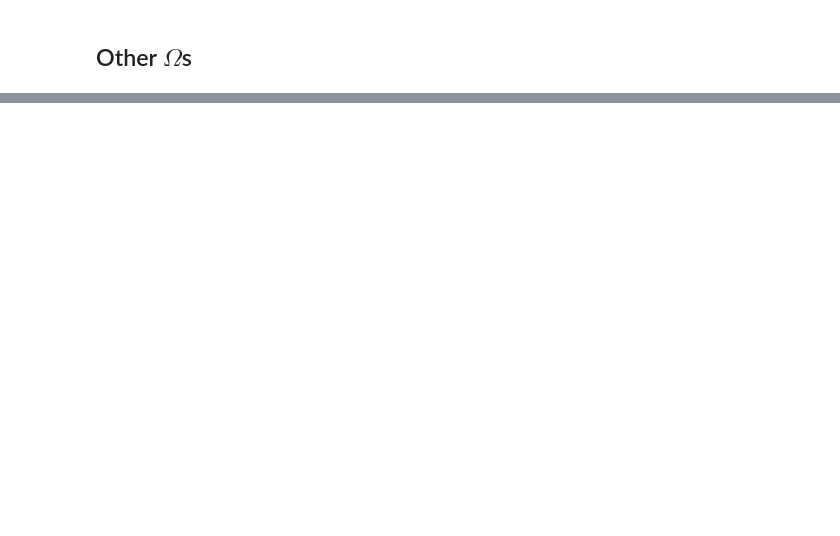
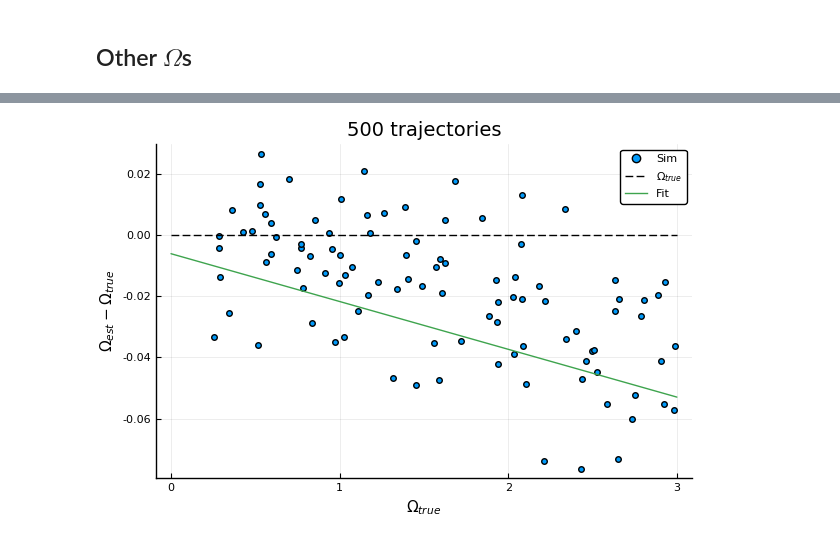
Before and after one commit to matteoacrossi/ContinuousMeasurementBayes, a Jupyter notebook: More_dt.ipynb, the cells around one changed output, grey strips where cells are left out. Saved outputs shown, nothing was run; the diff lists cells and outputs as text; code cells hidden in the pictures; blank space fills up the shorter version.

```diff
--- a/More_dt.ipynb
+++ b/More_dt.ipynb
@@ -208,0 +165,4 @@ plot!(omegas3, (processed3[1] .- omegas3), yerror=processed3[2], linetype=:bar,
+# %%
+using Random
+omegasR = rand(0.25:0.00001:3, 100)
+@time resR = pmap(o -> vsomega(o, 500, params), omegasR, batch_size=10)
@@ -208,0 +188,11 @@ plot!(omegas3, (processed3[1] .- omegas3), yerror=processed3[2], linetype=:bar,
+# %%
+processedR = collect.(collect(zip(resR...)))
+coeff = linreg(omegasR, processedR[1] - omegasR)
+scatter(omegasR, (processedR[1] .- omegasR), label="Sim")
+plot!([0,3],[0,0], style=:dash, color=:black, label=L"\Omega_{true}")
+plot!([0,3], coeff[2] .* [0,3] .- coeff[1], label="Fit")
+xlabel!(L"\Omega_{true}")
+ylabel!(L"\Omega_{est}- \Omega_{true}")
+title!("500 trajectories")
+# %% [output]
+[figure, added]
```
Also changed, not shown: parts of 25 cells of this notebook, 2 other files.
